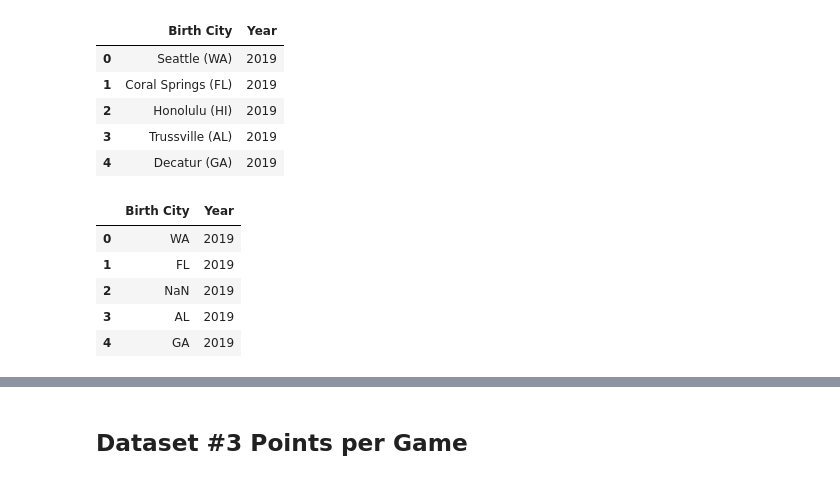
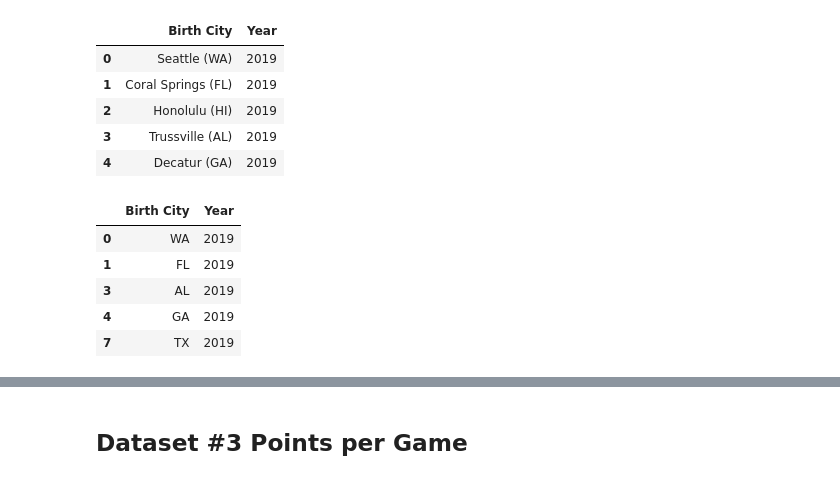
Before and after one commit to jayden789/State-weather-player-performance, a Jupyter notebook: EDACheckpoint_group69.ipynb, the cells around one changed output, grey strips where cells are left out. Drawn from its saved outputs; the diff is of its cells as text; code cells hidden in the pictures.

Commit message:
Fixed player.csv issue for groupby

```diff
--- a/EDACheckpoint_group69.ipynb
+++ b/EDACheckpoint_group69.ipynb
@@ -321,25 +321,25 @@ player_df = player_df[player_df["Birth City"].apply(lambda s: str(s)[-1] == ")")
 # %%
 # Keep only state
 player_df["Birth City"] = player_df["Birth City"].apply(lambda s: str(s)[len(str(s)) - 3 : len(str(s)) - 1])
 
 # Check to make sure all are states and remove Hawaii
 state_shorthands = [
     'AL', 'AK', 'AZ', 'AR', 'CA', 'CO', 'CT', 'DE', 'FL', 'GA',
     'ID', 'IL', 'IN', 'IA', 'KS', 'KY', 'LA', 'ME', 'MD', 'MA',
     'MI', 'MN', 'MS', 'MO', 'MT', 'NE', 'NV', 'NH', 'NJ', 'NM',
     'NY', 'NC', 'ND', 'OH', 'OK', 'OR', 'PA', 'RI', 'SC', 'SD',
     'TN', 'TX', 'UT', 'VT', 'VA', 'WA', 'WV', 'WI', 'WY'
 ]
-player_df["Birth City"] = player_df[player_df["Birth City"].isin(state_shorthands)]
-player_df.dropna(how='any', inplace=True)
+player_df = player_df[player_df["Birth City"].isin(state_shorthands)]
+#player_df.dropna(how='any', inplace=True)
 player_df.head()
 # %% [output]
 |  | Birth City | Year |
 | 0 | WA | 2019 |
 | 1 | FL | 2019 |
-| 2 | NaN | 2019 |
 | 3 | AL | 2019 |
 | 4 | GA | 2019 |
+| 7 | TX | 2019 |
 # %%
 # Reorganize into sum by state per year
 player_df = player_df.groupby(["Birth City", "Year"]).size().reset_index(name="Count")
```
Also changed, not shown: parts of 7 cells of this notebook.
